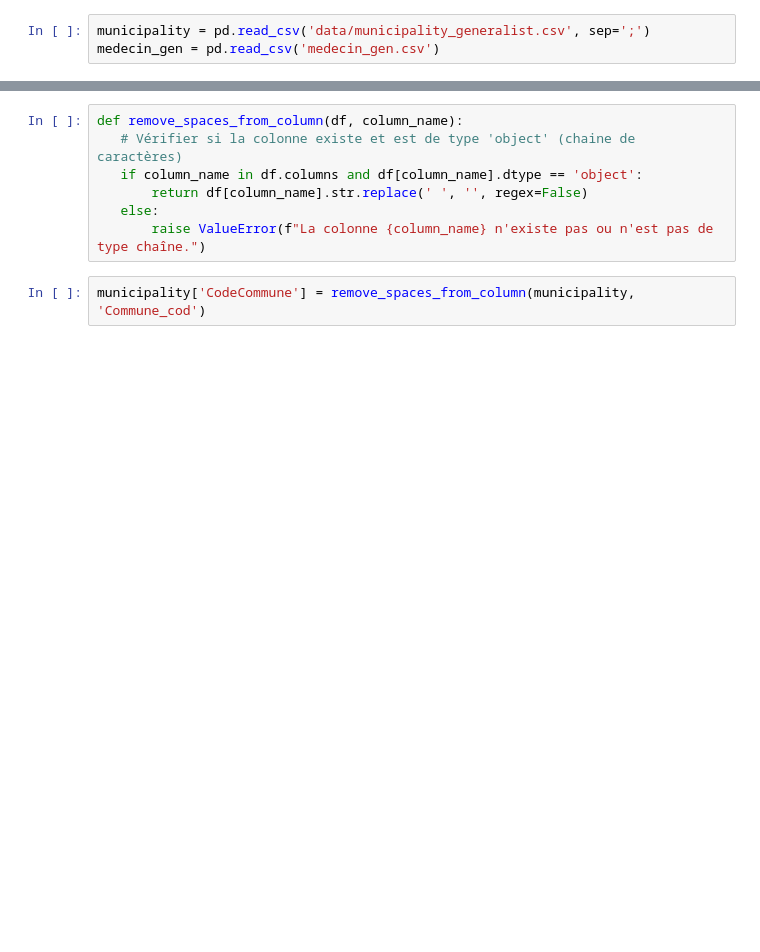
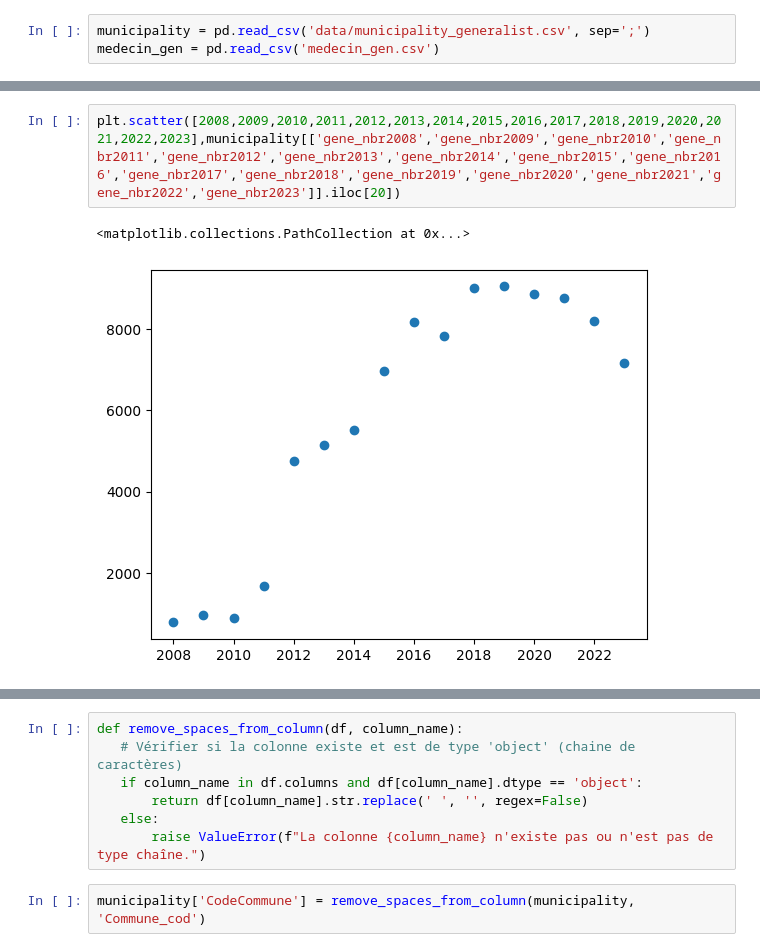
Before and after one commit to JulieBoyer/Econometrics, a Jupyter notebook: nb_consult.ipynb, the cells around one changed output, grey strips where cells are left out. Drawn from its saved outputs; the diff is of its cells as text; blank space fills up the shorter version.

```diff
--- a/nb_consult.ipynb
+++ b/nb_consult.ipynb
@@ -15,2 +32,7 @@ plt.scatter([2008,2009,2010,2011,2012,2013,2014,2015,2016,2017,2018,2019,2020,20
+# %%
+plt.scatter([2008,2009,2010,2011,2012,2013,2014,2015,2016,2017,2018,2019,2020,2021,2022,2023],municipality[['gene_nbr2008','gene_nbr2009','gene_nbr2010','gene_nbr2011','gene_nbr2012','gene_nbr2013','gene_nbr2014','gene_nbr2015','gene_nbr2016','gene_nbr2017','gene_nbr2018','gene_nbr2019','gene_nbr2020','gene_nbr2021','gene_nbr2022','gene_nbr2023']].iloc[20])
+# %% [output]
+<matplotlib.collections.PathCollection at 0x...>
+[figure, added]
 # %%
 municipality['gene_nbr2023'].isnull().sum()
```
Also changed, not shown: parts of 23 cells of this notebook.
